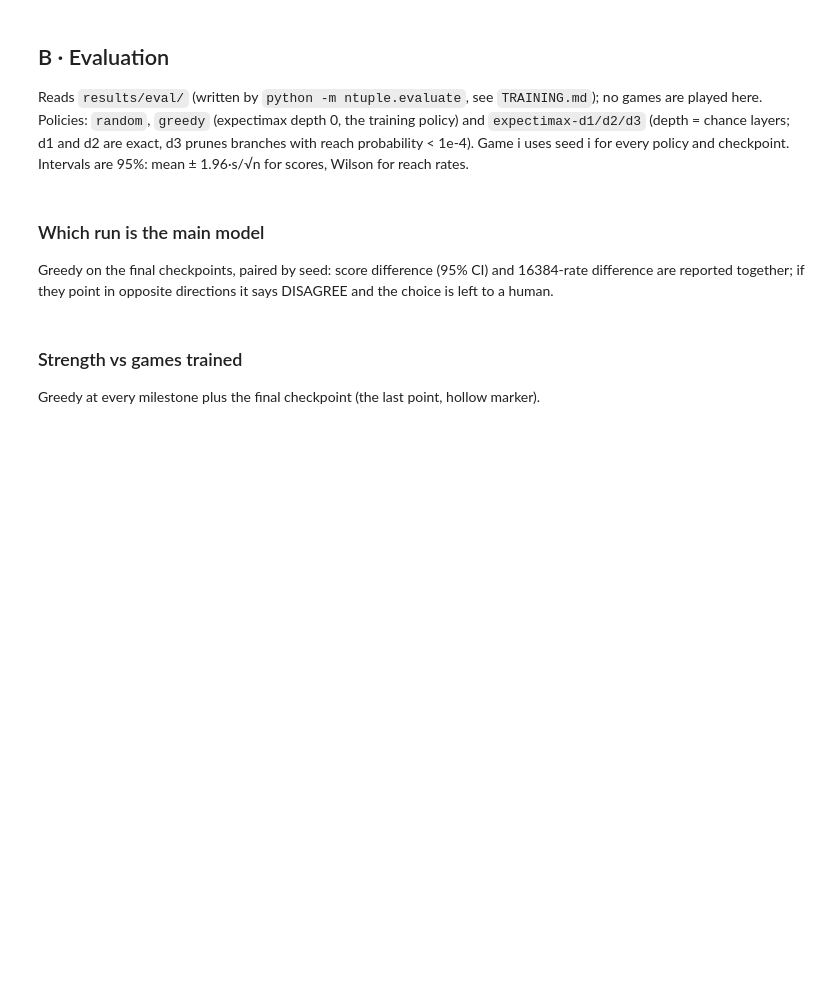
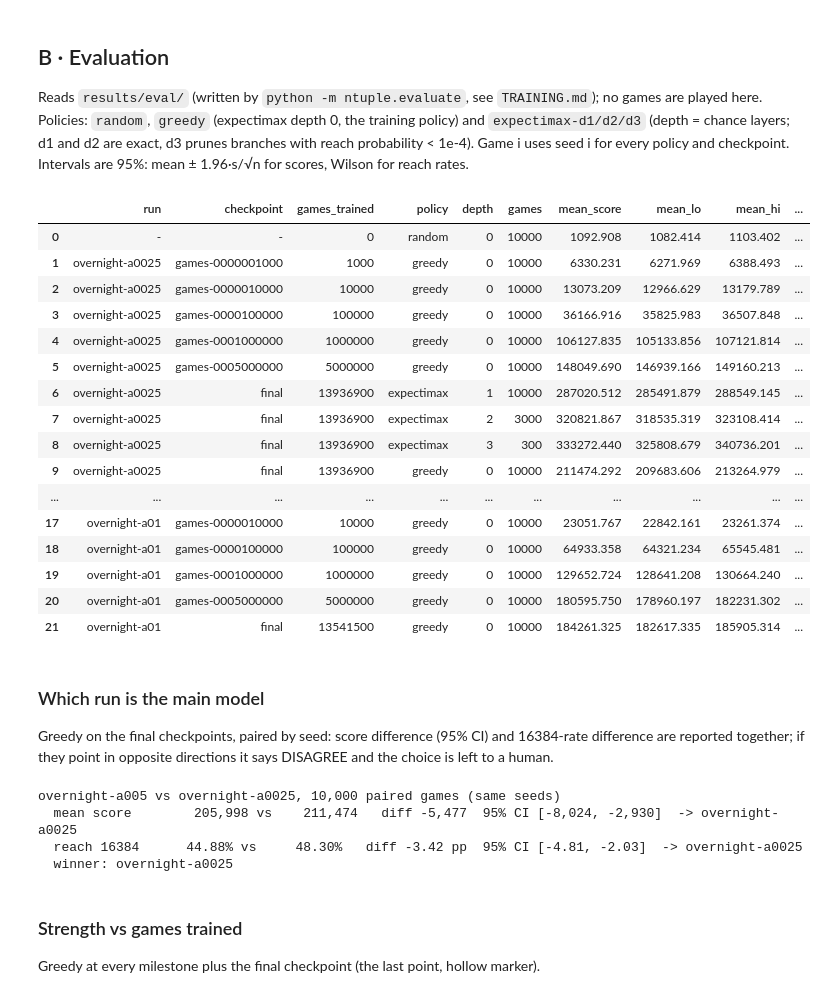
Before and after one commit to ardacakil/2048-bot, a Jupyter notebook: notebooks/05_showcase.ipynb, the cells around one changed output. Drawn from its saved outputs; the diff is of its cells as text; code cells hidden in the pictures; blank space fills up the shorter version.

```diff
--- a/notebooks/05_showcase.ipynb
+++ b/notebooks/05_showcase.ipynb
@@ -60,11 +60,31 @@ reach probability < 1e-4). Game i uses seed i for every policy and checkpoint. I
 # %%
 from analysis import report, stats
 
+MAIN_RUN = "overnight-a0025"  # confirmed by the paired comparison below
+results = report.load_results()
 table = report.summary()
 cols = ["run", "checkpoint", "games_trained", "policy", "depth", "games", "mean_score",
-        "mean_lo", "mean_hi", "reach_8192", "reach_16384", "reach_32768", "corner_pct",
-        "ms_per_move"] + [c for c in ["ms_per_move_bench"] if c in table]
-table[cols].round(2) if len(table) else print("no results in results/eval yet")
+        "mean_lo", "mean_hi", "reach_8192", "reach_16384", "reach_32768", "count_32768",
+        "corner_frac", "corner_stable_frac", "ms_per_move", "ms_per_move_bench"]
+table[[c for c in cols if c in table]].round(3)
+# %% [output]
+|  | run | checkpoint | games_trained | policy | depth | games | mean_score | mean_lo | mean_hi | ... |
+| 0 | - | - | 0 | random | 0 | 10000 | 1092.908 | 1082.414 | 1103.402 | ... |
+| 1 | overnight-a0025 | games-0000001000 | 1000 | greedy | 0 | 10000 | 6330.231 | 6271.969 | 6388.493 | ... |
+| 2 | overnight-a0025 | games-0000010000 | 10000 | greedy | 0 | 10000 | 13073.209 | 12966.629 | 13179.789 | ... |
+| 3 | overnight-a0025 | games-0000100000 | 100000 | greedy | 0 | 10000 | 36166.916 | 35825.983 | 36507.848 | ... |
+| 4 | overnight-a0025 | games-0001000000 | 1000000 | greedy | 0 | 10000 | 106127.835 | 105133.856 | 107121.814 | ... |
+| 5 | overnight-a0025 | games-0005000000 | 5000000 | greedy | 0 | 10000 | 148049.690 | 146939.166 | 149160.213 | ... |
+| 6 | overnight-a0025 | final | 13936900 | expectimax | 1 | 10000 | 287020.512 | 285491.879 | 288549.145 | ... |
+| 7 | overnight-a0025 | final | 13936900 | expectimax | 2 | 3000 | 320821.867 | 318535.319 | 323108.414 | ... |
+| 8 | overnight-a0025 | final | 13936900 | expectimax | 3 | 300 | 333272.440 | 325808.679 | 340736.201 | ... |
+| 9 | overnight-a0025 | final | 13936900 | greedy | 0 | 10000 | 211474.292 | 209683.606 | 213264.979 | ... |
+| ... | ... | ... | ... | ... | ... | ... | ... | ... | ... | ... |
+| 17 | overnight-a01 | games-0000010000 | 10000 | greedy | 0 | 10000 | 23051.767 | 22842.161 | 23261.374 | ... |
+| 18 | overnight-a01 | games-0000100000 | 100000 | greedy | 0 | 10000 | 64933.358 | 64321.234 | 65545.481 | ... |
+| 19 | overnight-a01 | games-0001000000 | 1000000 | greedy | 0 | 10000 | 129652.724 | 128641.208 | 130664.240 | ... |
+| 20 | overnight-a01 | games-0005000000 | 5000000 | greedy | 0 | 10000 | 180595.750 | 178960.197 | 182231.302 | ... |
+| 21 | overnight-a01 | final | 13541500 | greedy | 0 | 10000 | 184261.325 | 182617.335 | 185905.314 | ... |
 # %% [markdown]
 ### Which run is the main model
 
@@ -73,6 +93,11 @@ difference are reported together; if they point in opposite directions it says D
 the choice is left to a human.
 # %%
 print(stats.format_comparison(report.compare("overnight-a005", "overnight-a0025")))
+# %% [output]
+overnight-a005 vs overnight-a0025, 10,000 paired games (same seeds)
+  mean score        205,998 vs    211,474   diff -5,477  95% CI [-8,024, -2,930]  -> overnight-a0025
+  reach 16384      44.88% vs     48.30%   diff -3.42 pp  95% CI [-4.81, -2.03]  -> overnight-a0025
+  winner: overnight-a0025
 # %% [markdown]
 ### Strength vs games trained
 
```
Also changed, not shown: parts of 12 cells of this notebook, 47 other files.
